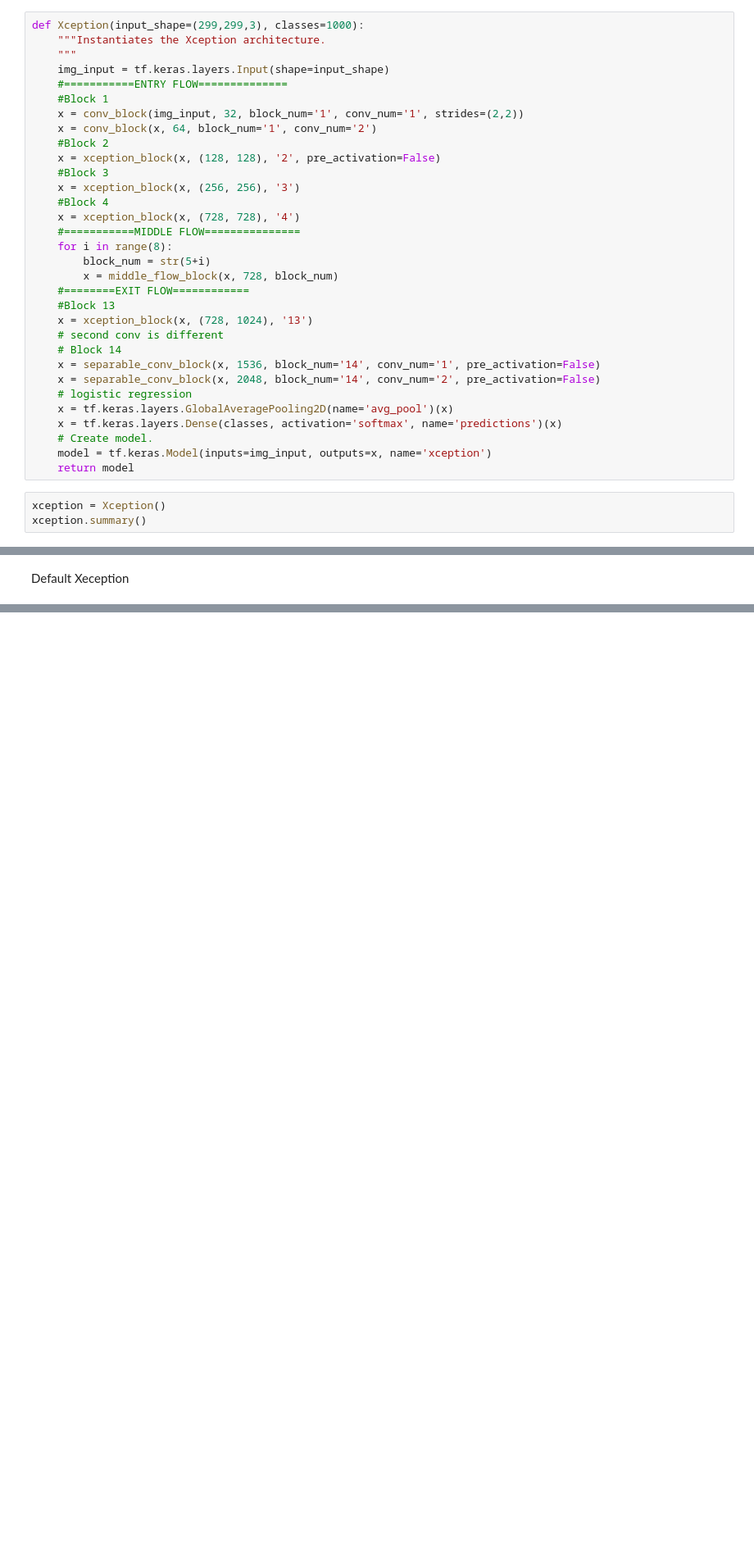
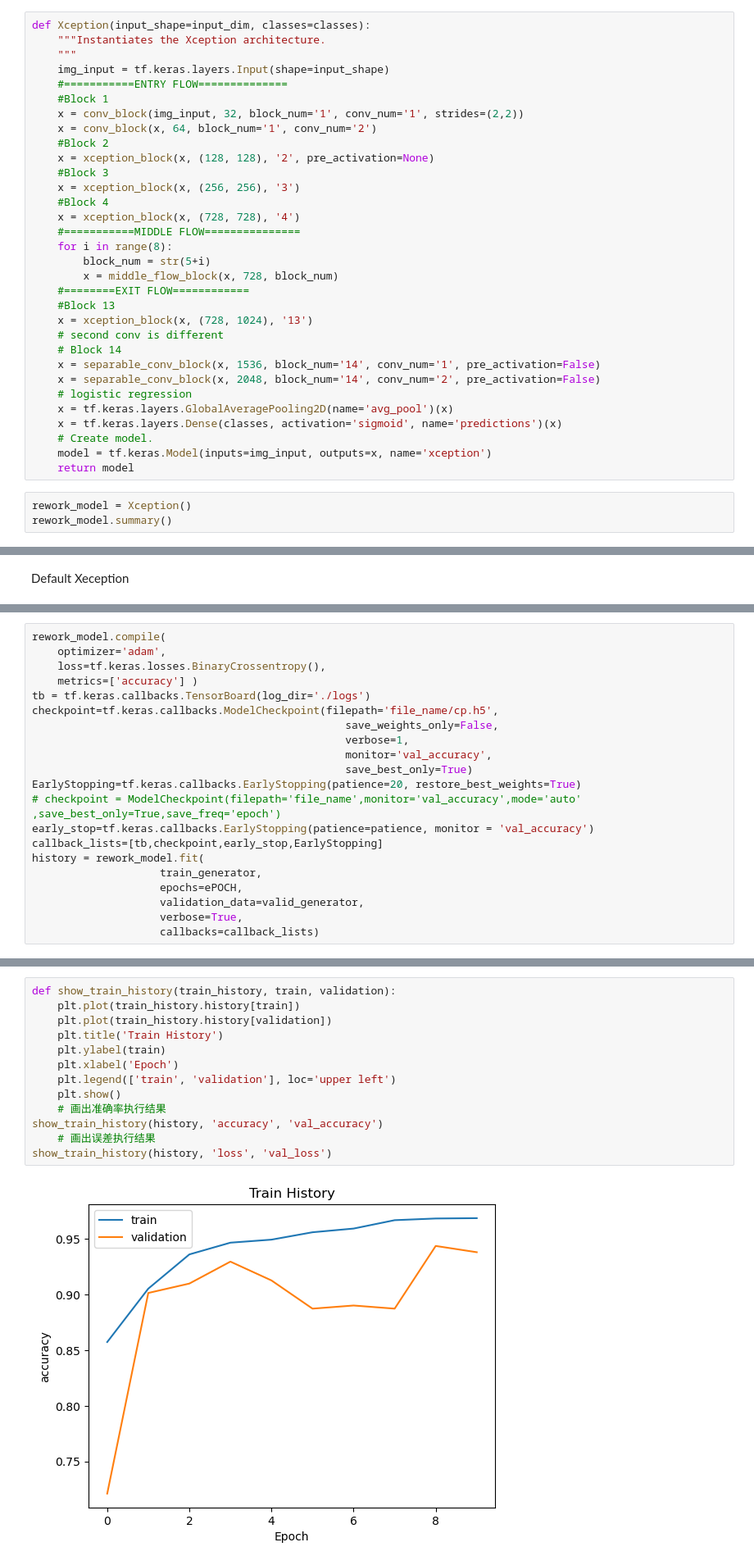
Before and after one commit to ming0352/DL_Practice, a Jupyter notebook: Xeception/Xeception.ipynb, the cells around one changed output, grey strips where cells are left out. Shown at 82% size. Cells and saved outputs as stored; diff of their text form; blank space fills up the shorter version.

```diff
--- a/Xeception/Xeception.ipynb
+++ b/Xeception/Xeception.ipynb
@@ -45,7 +142,7 @@ def xception_block(x, filters, block_num, pre_activation=True):
     x = tf.keras.layers.MaxPooling2D((3, 3), strides=(2, 2), padding='same', name=block+'pool')(x)
     return tf.keras.layers.add([x, residual])
 # %%
-def Xception(input_shape=(299,299,3), classes=1000):
+def Xception(input_shape=input_dim, classes=classes):
     """Instantiates the Xception architecture.
     """
     img_input = tf.keras.layers.Input(shape=input_shape)
@@ -54,7 +151,7 @@ def Xception(input_shape=(299,299,3), classes=1000):
     x = conv_block(img_input, 32, block_num='1', conv_num='1', strides=(2,2))
     x = conv_block(x, 64, block_num='1', conv_num='2')
     #Block 2
-    x = xception_block(x, (128, 128), '2', pre_activation=False)
+    x = xception_block(x, (128, 128), '2', pre_activation=None)
     #Block 3
     x = xception_block(x, (256, 256), '3')
     #Block 4
@@ -72,11 +169,11 @@ def Xception(input_shape=(299,299,3), classes=1000):
     x = separable_conv_block(x, 2048, block_num='14', conv_num='2', pre_activation=False)
     # logistic regression
     x = tf.keras.layers.GlobalAveragePooling2D(name='avg_pool')(x)
-    x = tf.keras.layers.Dense(classes, activation='softmax', name='predictions')(x)
+    x = tf.keras.layers.Dense(classes, activation='sigmoid', name='predictions')(x)
     # Create model.
     model = tf.keras.Model(inputs=img_input, outputs=x, name='xception')
     return model
 # %%
-xception = Xception()
-xception.summary()
+rework_model = Xception()
+rework_model.summary()
 # %% [output]
@@ -131,0 +236,21 @@ ________________________________________________________________________________
+# %%
+rework_model.compile(
+    optimizer='adam',
+    loss=tf.keras.losses.BinaryCrossentropy(),
+    metrics=['accuracy'] )
+tb = tf.keras.callbacks.TensorBoard(log_dir='./logs')
+checkpoint=tf.keras.callbacks.ModelCheckpoint(filepath='file_name/cp.h5',
+                                                 save_weights_only=False,
+                                                 verbose=1,
+                                                 monitor='val_accuracy',
+                                                 save_best_only=True)
+EarlyStopping=tf.keras.callbacks.EarlyStopping(patience=20, restore_best_weights=True)
+# checkpoint = ModelCheckpoint(filepath='file_name',monitor='val_accuracy',mode='auto' ,save_best_only=True,save_freq='epoch')
+early_stop=tf.keras.callbacks.EarlyStopping(patience=patience, monitor = 'val_accuracy')
+callback_lists=[tb,checkpoint,early_stop,EarlyStopping]
+history = rework_model.fit(
+                    train_generator,
+                    epochs=ePOCH,
+                    validation_data=valid_generator,
+                    verbose=True,
+                    callbacks=callback_lists)
@@ -131,0 +286,15 @@ ________________________________________________________________________________
+# %%
+def show_train_history(train_history, train, validation):
+    plt.plot(train_history.history[train])
+    plt.plot(train_history.history[validation])
+    plt.title('Train History')
+    plt.ylabel(train)
+    plt.xlabel('Epoch')
+    plt.legend(['train', 'validation'], loc='upper left')
+    plt.show()
+    # 画出准确率执行结果
+show_train_history(history, 'accuracy', 'val_accuracy')
+    # 画出误差执行结果
+show_train_history(history, 'loss', 'val_loss')
+# %% [output]
+[figure, added]
```
Also changed, not shown: parts of 20 cells of this notebook.
